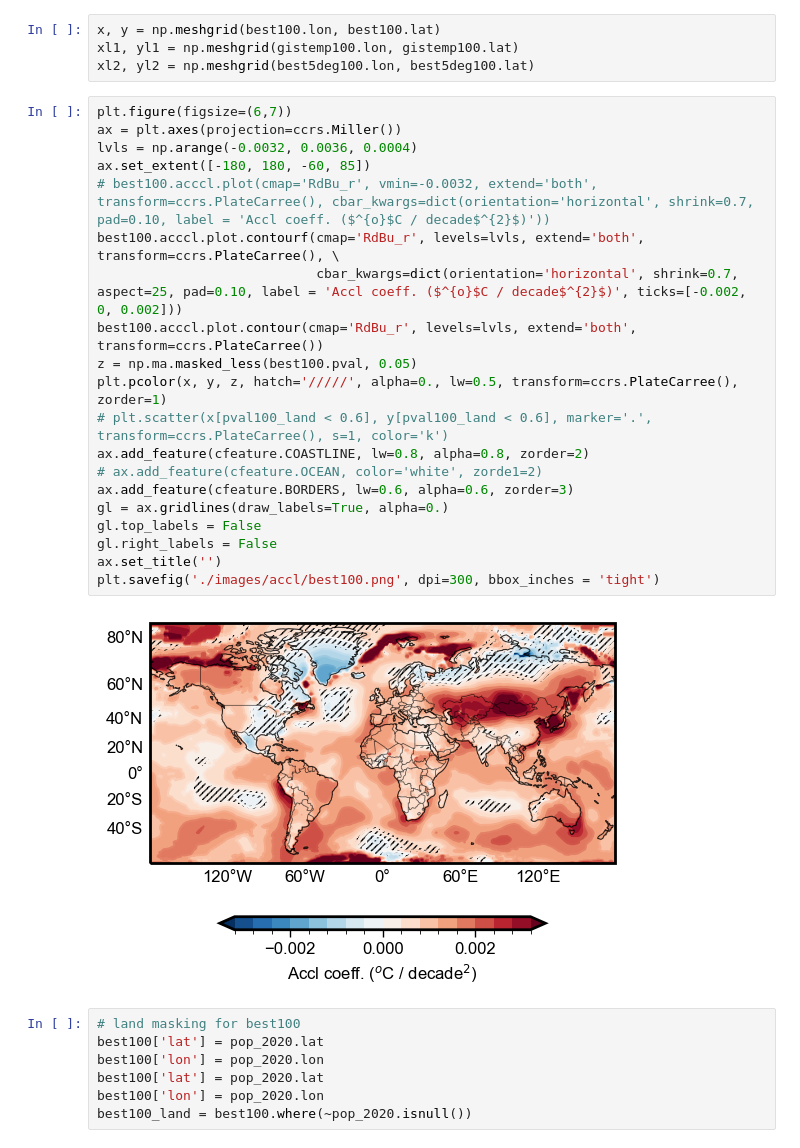
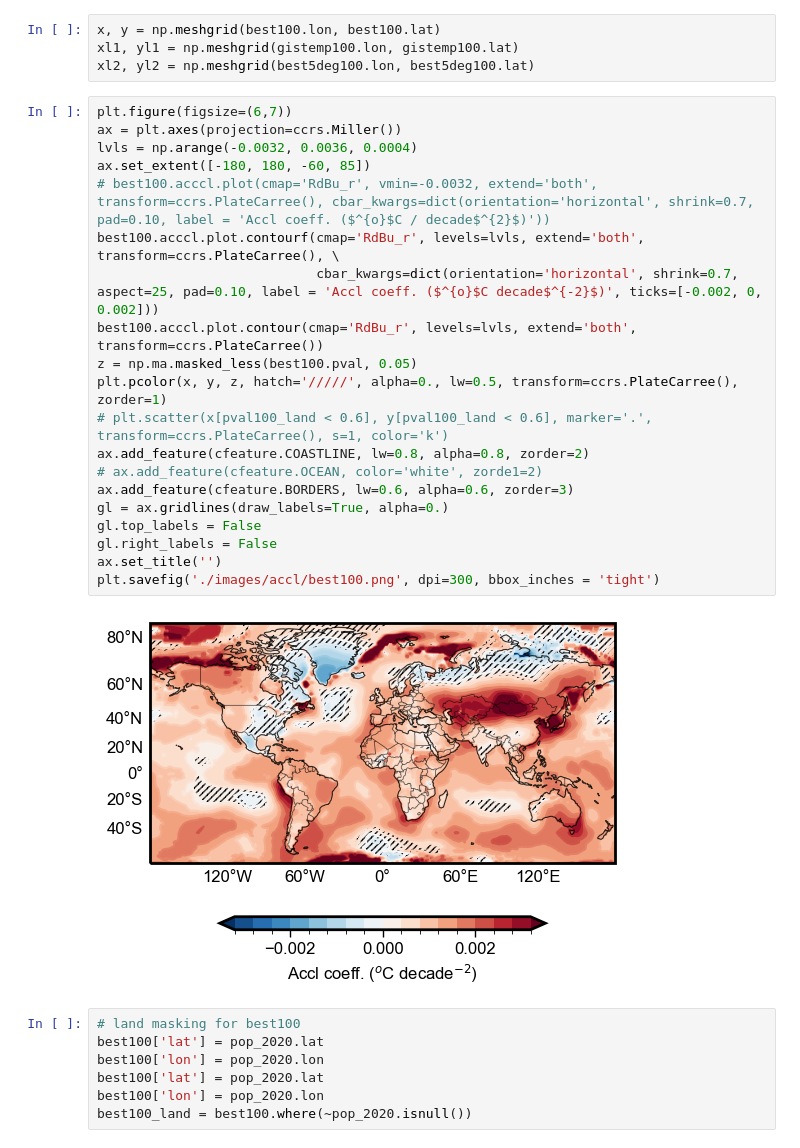
Before and after one commit to adisen99/reg_temp_accl, a Jupyter notebook: 02_acceleration_calc.ipynb, the cells around one changed output. Saved outputs shown, nothing was run; the diff lists cells and outputs as text.

```diff
--- a/02_acceleration_calc.ipynb
+++ b/02_acceleration_calc.ipynb
@@ -315,25 +315,25 @@ xl2, yl2 = np.meshgrid(best5deg100.lon, best5deg100.lat)
 # %%
 plt.figure(figsize=(6,7))
 ax = plt.axes(projection=ccrs.Miller())
 lvls = np.arange(-0.0032, 0.0036, 0.0004)
 ax.set_extent([-180, 180, -60, 85])
 # best100.acccl.plot(cmap='RdBu_r', vmin=-0.0032, extend='both', transform=ccrs.PlateCarree(), cbar_kwargs=dict(orientation='horizontal', shrink=0.7, pad=0.10, label = 'Accl coeff. ($^{o}$C / decade$^{2}$)'))
 best100.acccl.plot.contourf(cmap='RdBu_r', levels=lvls, extend='both', transform=ccrs.PlateCarree(), \
-                            cbar_kwargs=dict(orientation='horizontal', shrink=0.7, aspect=25, pad=0.10, label = 'Accl coeff. ($^{o}$C / decade$^{2}$)', ticks=[-0.002, 0, 0.002]))
+                            cbar_kwargs=dict(orientation='horizontal', shrink=0.7, aspect=25, pad=0.10, label = 'Accl coeff. ($^{o}$C decade$^{-2}$)', ticks=[-0.002, 0, 0.002]))
 best100.acccl.plot.contour(cmap='RdBu_r', levels=lvls, extend='both', transform=ccrs.PlateCarree())
 z = np.ma.masked_less(best100.pval, 0.05)
 plt.pcolor(x, y, z, hatch='/////', alpha=0., lw=0.5, transform=ccrs.PlateCarree(), zorder=1)
 # plt.scatter(x[pval100_land < 0.6], y[pval100_land < 0.6], marker='.', transform=ccrs.PlateCarree(), s=1, color='k')
 ax.add_feature(cfeature.COASTLINE, lw=0.8, alpha=0.8, zorder=2)
 # ax.add_feature(cfeature.OCEAN, color='white', zorde1=2)
 ax.add_feature(cfeature.BORDERS, lw=0.6, alpha=0.6, zorder=3)
 gl = ax.gridlines(draw_labels=True, alpha=0.)
 gl.top_labels = False
 gl.right_labels = False
 ax.set_title('')
 plt.savefig('./images/accl/best100.png', dpi=300, bbox_inches = 'tight')
 # %% [output]
-[figure, old version]
+[figure, new version]
 # %%
 # land masking for best100
 best100['lat'] = pop_2020.lat
```
Also changed, not shown: parts of 4 cells of this notebook, 3 other files.
